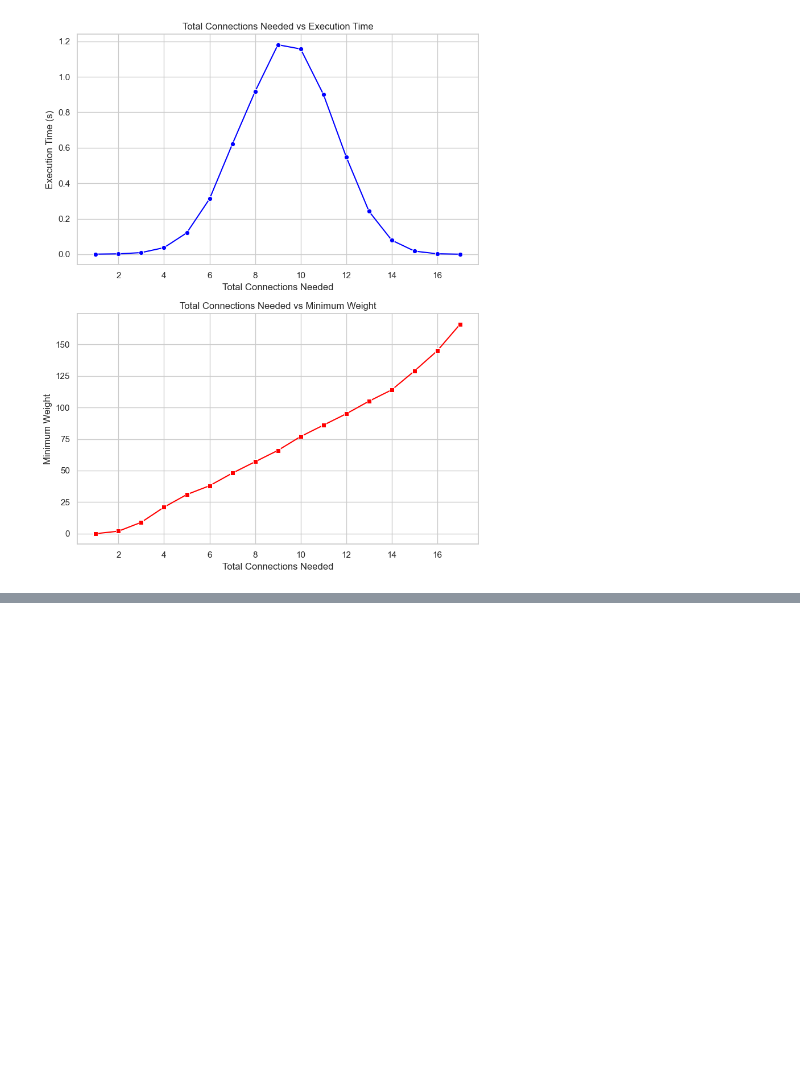
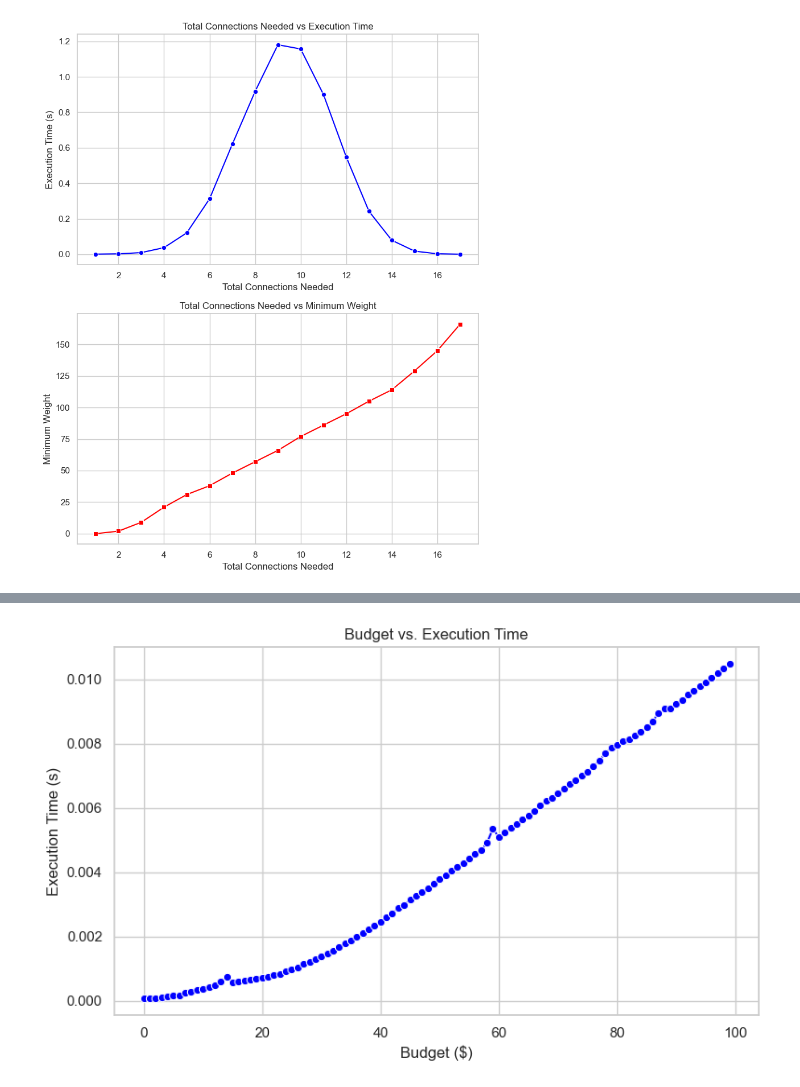
Before and after one commit to Cubified/power_grid, a Jupyter notebook: 00_algorithm_experiments.ipynb, the cells around one changed output, grey strips where cells are left out. Cells and saved outputs as stored; diff of their text form; code cells hidden in the pictures; blank space fills up the shorter version.

```diff
--- a/00_algorithm_experiments.ipynb
+++ b/00_algorithm_experiments.ipynb
@@ -399,0 +464,28 @@ plt.show()
+# %%
+xs = []
+ys = []
+max_f = 100
+n_trials = 10
+for i in range(0, max_f):
+    avg = 0
+    for j in range(n_trials):
+        start = time.time()
+        phase1_purchase_power_plants(P, i, P_player, P_max, ResourceCost, K)
+        end = time.time()
+        avg += end - start
+
+    xs.append(i)
+    ys.append(avg / n_trials)
+
+sns.set(style="whitegrid")
+fig, ax = plt.subplots(1, 1, figsize=(8, 5))
+
+sns.lineplot(x=xs, y=ys, marker='o', color='blue', ax=ax)
+ax.set_title("Budget vs. Execution Time")
+ax.set_xlabel("Budget ($)")
+ax.set_ylabel("Execution Time (s)")
+
+plt.tight_layout()
+plt.show()
+# %% [output]
+[figure, added]
```
Also changed, not shown: parts of 8 cells of this notebook.
